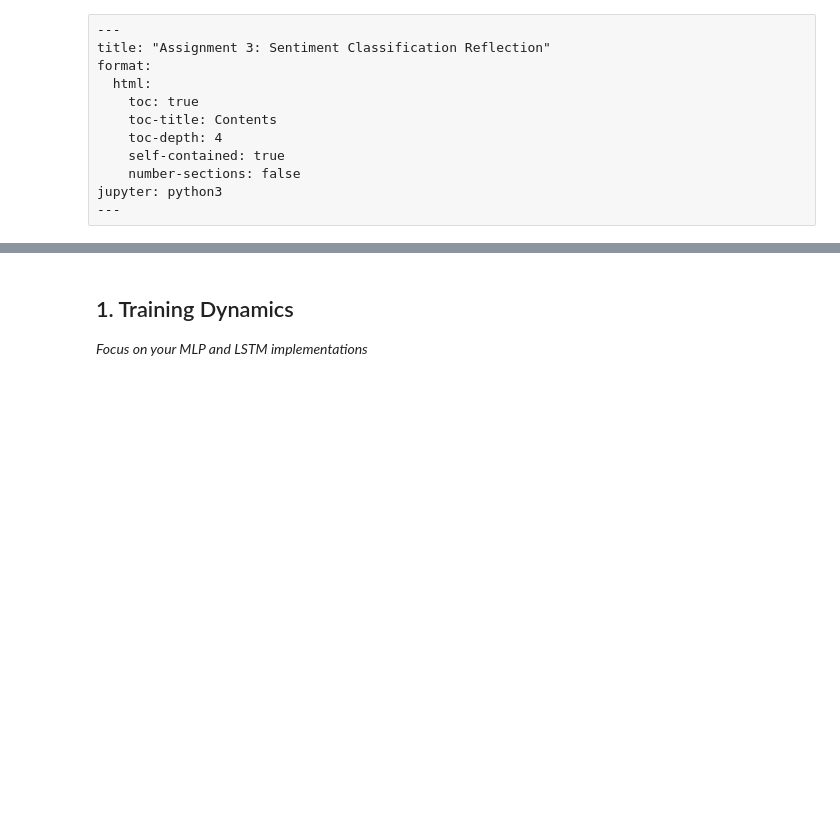
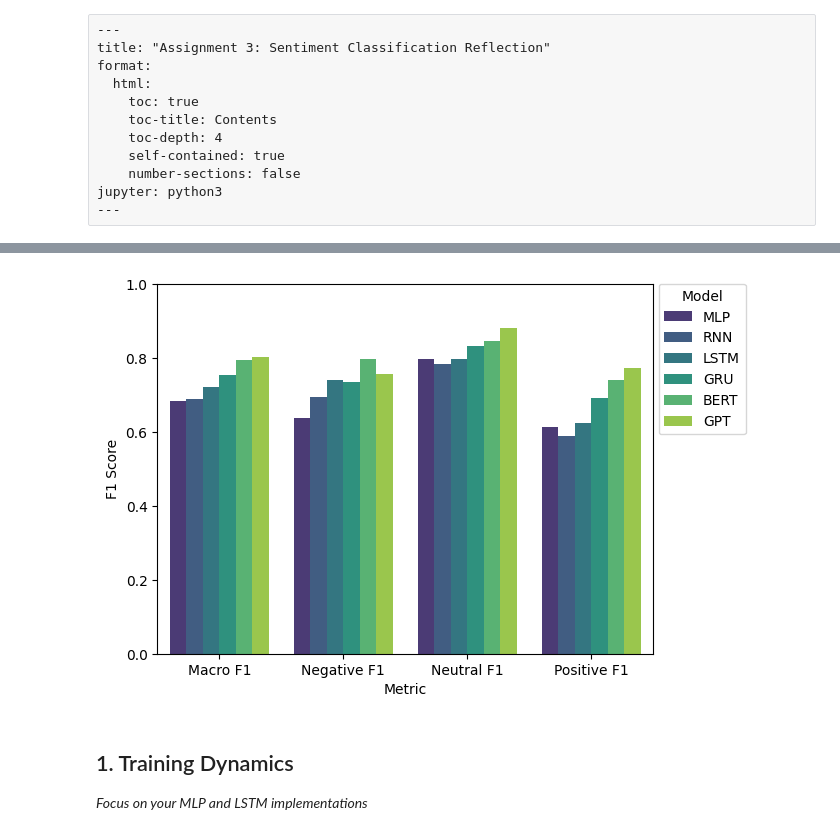
Before and after one commit to erong01/stat359, a Jupyter notebook: student/Assignment_3/open_questions.ipynb, the cells around one changed output, grey strips where cells are left out. Cells and saved outputs as stored; diff of their text form; code cells hidden in the pictures; blank space fills up the shorter version.

```diff
--- a/student/Assignment_3/open_questions.ipynb
+++ b/student/Assignment_3/open_questions.ipynb
@@ -12,0 +19,75 @@ jupyter: python3
+# %%
+import numpy as np
+import pandas as pd
+import matplotlib.pyplot as plt
+import seaborn as sns
+from sklearn.metrics import f1_score
+
+def compute_f1_scores(cm):
+    cm = np.array(cm)
+
+    y_true = []
+    y_pred = []
+
+    for true_class in range(cm.shape[0]):
+        for pred_class in range(cm.shape[1]):
+            count = cm[true_class, pred_class]
+            y_true += [true_class] * count
+            y_pred += [pred_class] * count
+
+    # Macro F1 score
+    macro_f1 = f1_score(y_true, y_pred, average='macro')
+
+    # Per-class F1 scores
+    f1_per_class = f1_score(y_true, y_pred, average=None)
+
+    return {
+        'Macro F1': macro_f1,
+        'Negative F1': f1_per_class[0],
+        'Neutral F1': f1_per_class[1],
+        'Positive F1': f1_per_class[2]
+    }
+
+# Copied from the confusion matrices from the outputs folder
+mlp_cm = [[72,8,11], [32,321,79], [31,43,130]]
+rnn_cm = [[75,10,6], [29,324,79], [21,62,121]]
+lstm_cm = [[76,9,6], [23,331,78], [15,58,131]]
+gru_cm = [[75,13,3], [26,359,47], [12,58,134]]
+bert_cm = [[79,8,4], [19,346,67], [9,33,162]]
+gpt_cm = [[78,11,2], [23,386,23], [14,46,144]]
+
+models = {
+    'MLP': mlp_cm,
+    'RNN': rnn_cm,
+    'LSTM': lstm_cm,
+    'GRU': gru_cm,
+    'BERT': bert_cm,
+    'GPT': gpt_cm
+}
+
+results = []
+
+for model, cm in models.items():
+    f1_scores = compute_f1_scores(cm)
+    f1_scores['Model'] = model
+    results.append(f1_scores)
+
+df = pd.DataFrame(results)
+df = df[['Model', 'Macro F1', 'Negative F1', 'Neutral F1', 'Positive F1']]
+
+display(df)
+
+# Reformat df for plotting
+df_long = df.melt(
+    id_vars='Model',
+    value_vars=['Macro F1', 'Negative F1', 'Neutral F1', 'Positive F1'],
+    var_name='Metric',
+    value_name='F1 Score'
+)
+
+sns.barplot(df_long, x='Metric', y='F1 Score', hue='Model', palette='viridis')
+
+plt.legend(title='Model', bbox_to_anchor=(1.2, 1.02))
+plt.ylim(0,1)
+plt.show()
+# %% [output]
@@ -13,3 +101,4 @@ jupyter: python3
+[figure, added]
 # %% [markdown]
 ## 1. Training Dynamics
 *Focus on your MLP and LSTM implementations*
```
Also changed, not shown: parts of 20 cells of this notebook, 1 other file.
